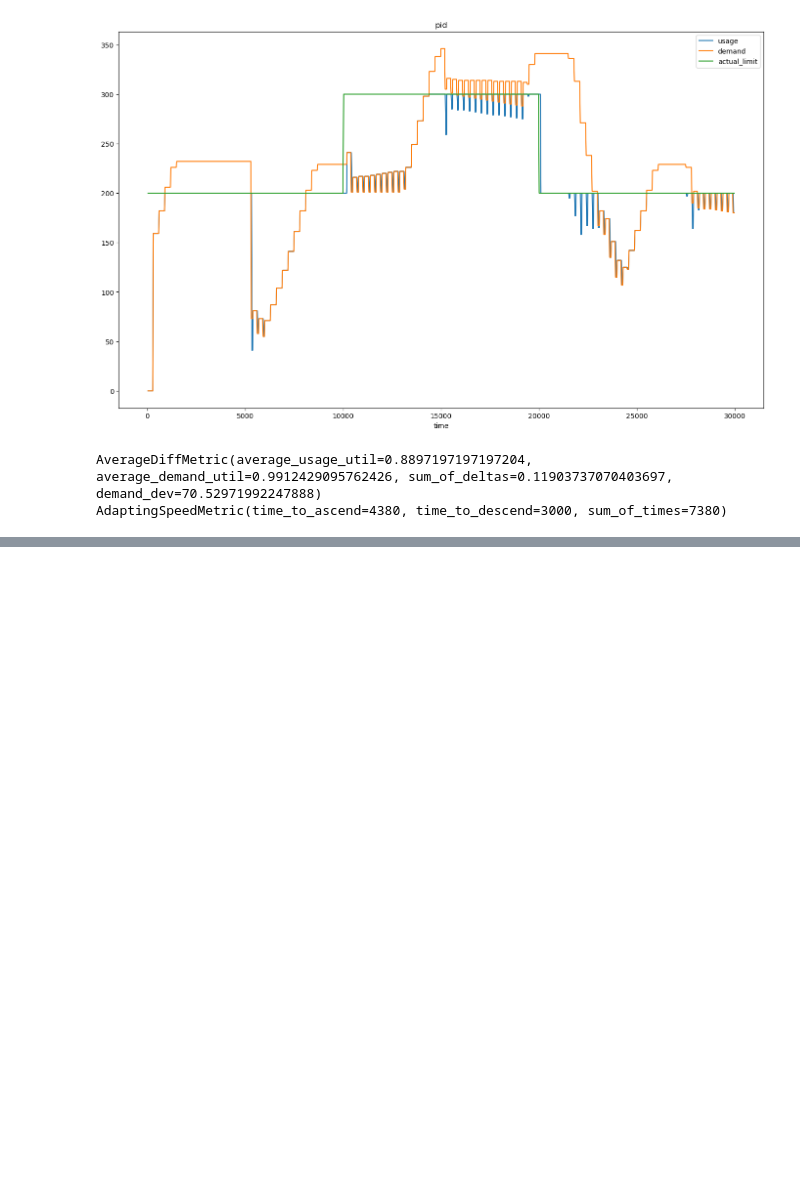
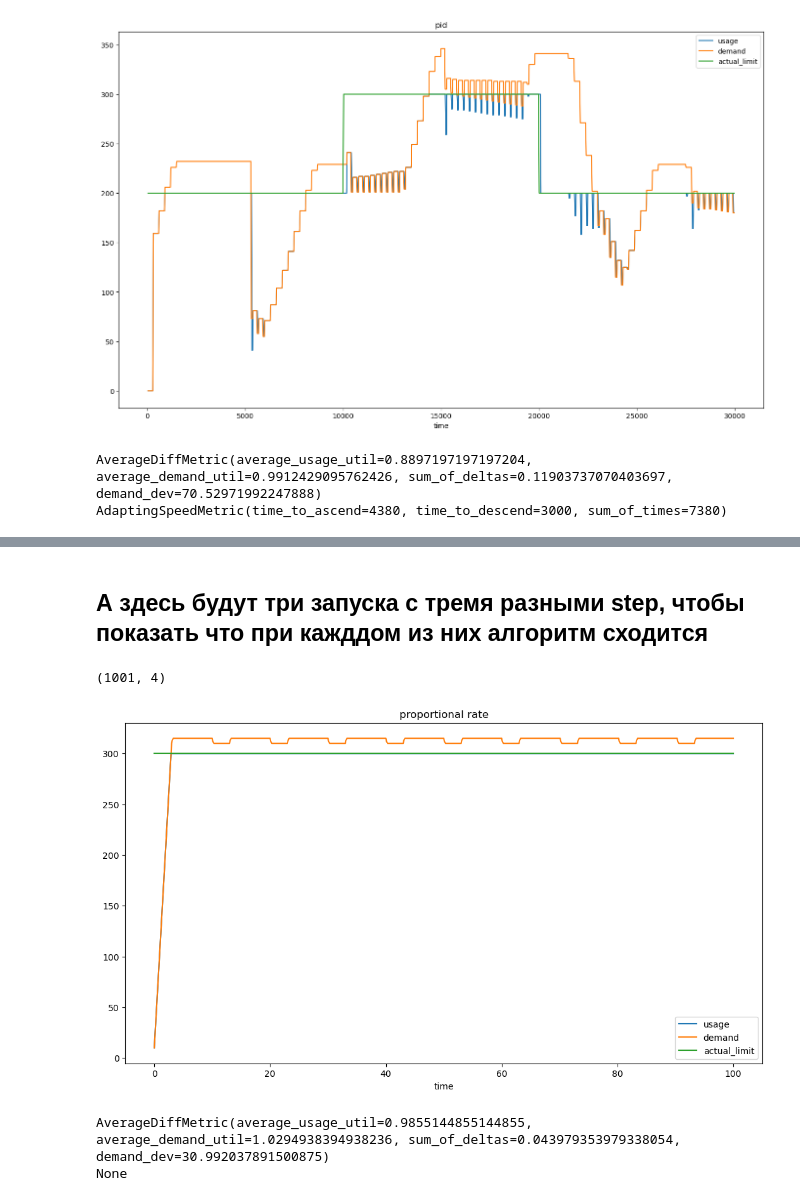
Before and after one commit to sancho20021/diploma-code, a Jupyter notebook: pid_simulation/plotting/Untitled.ipynb, the cells around one changed output, grey strips where cells are left out. Cells and saved outputs as stored; diff of their text form; code cells hidden in the pictures; blank space fills up the shorter version.

```diff
--- a/pid_simulation/plotting/Untitled.ipynb
+++ b/pid_simulation/plotting/Untitled.ipynb
@@ -148,0 +164,23 @@ AdaptingSpeedMetric(time_to_ascend=4380, time_to_descend=3000, sum_of_times=7380
+# %% [markdown]
+## А здесь будут три запуска с тремя разными step, чтобы показать что при кажддом из них алгоритм сходится
+# %%
+# task_size = 1
+# task_duration = 10
+# step = 10
+# optimistic_delta = 0.05
+
+# def gen_task() -> Task:
+#     return Task(task_size, task_duration)
+
+# test_on_constant_configurable(launcher_period=0.1,
+#                               capacity=300, logged_points=1000,
+#                               simulated_duration=100, queue_maintainer_period=0.1,
+#                               gen_task=gen_task,
+#                               launcher=p_launcher, output_file='logs/comparison/p.json')
+
+plot('proportional rate', '../demo_scripts/logs/comparison/p_10.json')
+# %% [output]
+(1001, 4)
+[figure, added]
+AverageDiffMetric(average_usage_util=0.9855144855144855, average_demand_util=1.0294938394938236, sum_of_deltas=0.043979353979338054, demand_dev=30.992037891500875)
+None
```
Also changed, not shown: parts of 10 cells of this notebook, 13 other files.
